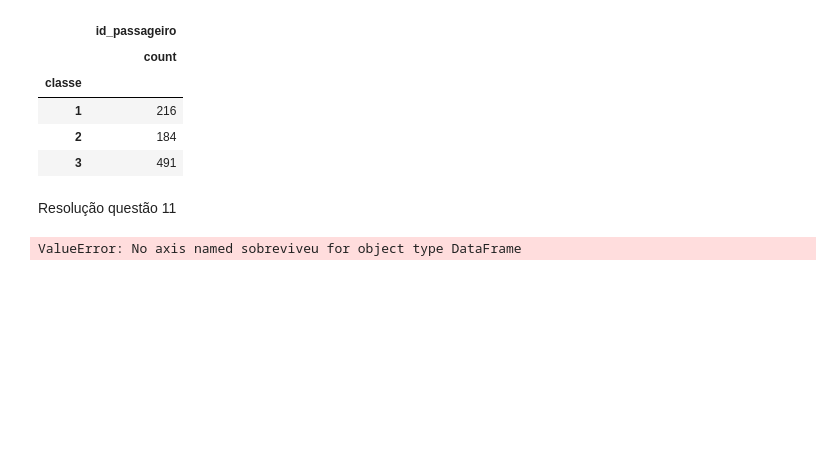
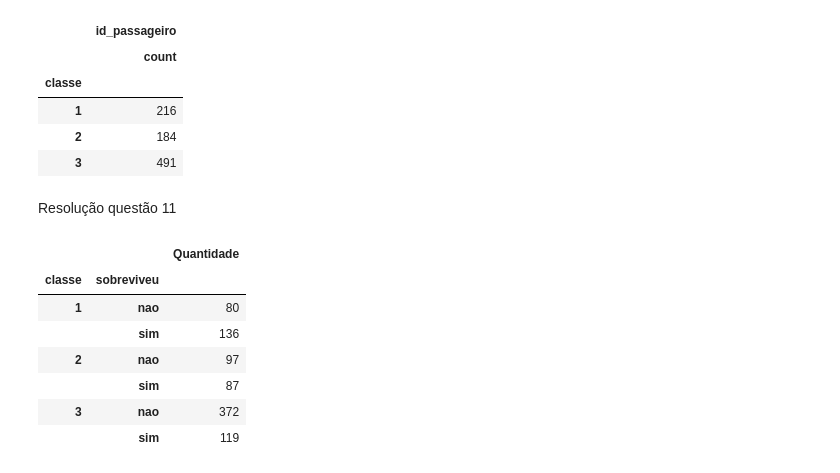
Before and after one commit to carolinesantosf/intro_python_verao_ime_2023, a Jupyter notebook: exercicios/exercicio02.ipynb, the cells around one changed output. Saved outputs shown, nothing was run; the diff lists cells and outputs as text; code cells hidden in the pictures; blank space fills up the shorter version.

```diff
--- a/exercicios/exercicio02.ipynb
+++ b/exercicios/exercicio02.ipynb
@@ -153,6 +160,14 @@ df[['id_passageiro','classe']].groupby('classe').agg(['count'])
 # %% [markdown]
 Resolução questão 11
 # %%
-df[['id_passageiro','classe','sobreviveu']].groupby('classe','sobreviveu').agg(['value_counts'])
+teste = df[['id_passageiro','classe','sobreviveu']].groupby(['classe','sobreviveu']).count().rename(columns={'id_passageiro':'Quantidade'})
+teste
 # %% [output]
-ValueError: No axis named sobreviveu for object type DataFrame
+|  |  | Quantidade |
+| classe | sobreviveu |  |
+| 1 | nao | 80 |
+|  | sim | 136 |
+| 2 | nao | 97 |
+|  | sim | 87 |
+| 3 | nao | 372 |
+|  | sim | 119 |
```
Also changed, not shown: parts of 4 cells of this notebook.
